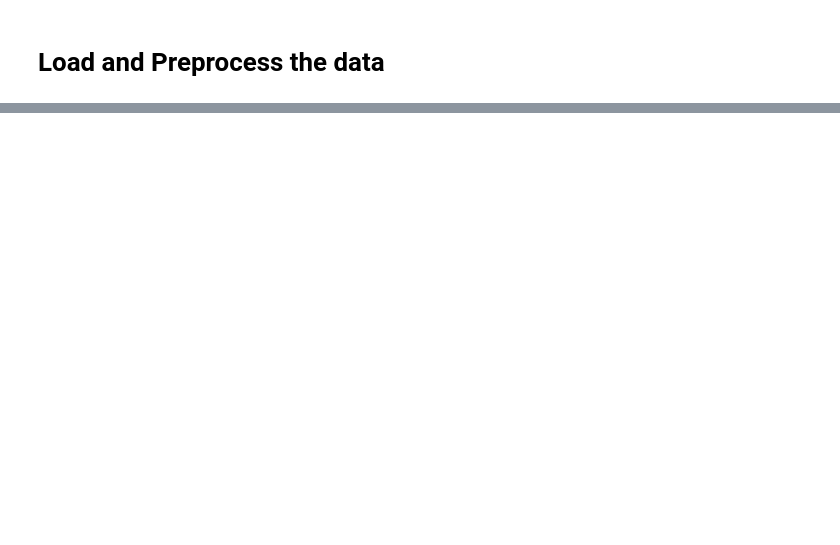
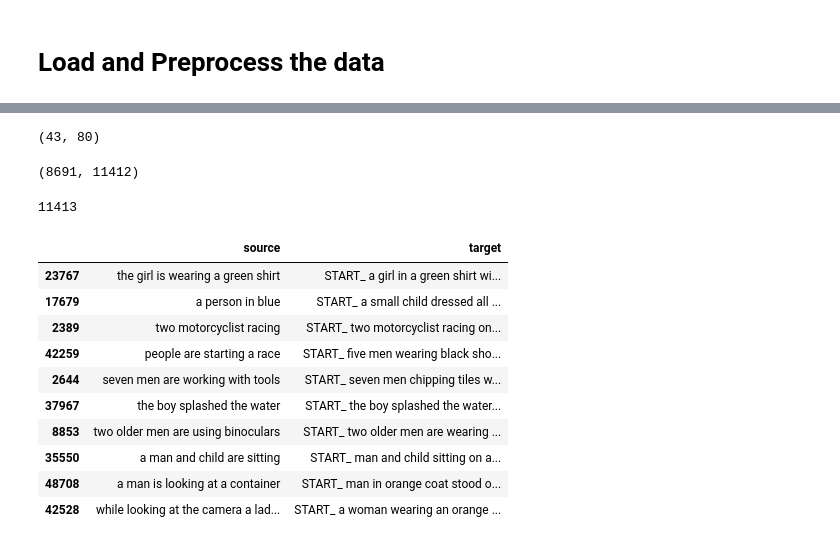
Before and after one commit to aaBadri/natural-language-inference, a Jupyter notebook: seq2seq.ipynb, the cells around one changed output, grey strips where cells are left out. Saved outputs shown, nothing was run; the diff lists cells and outputs as text; code cells hidden in the pictures; blank space fills up the shorter version.

```diff
--- a/seq2seq.ipynb
+++ b/seq2seq.ipynb
@@ -41,5 +43,5 @@ print(target[0])
 # %%
-lines = pd.DataFrame(
+lines_main = pd.DataFrame(
     {'source': source,
      'target': target
      })
@@ -46,3 +52,5 @@ lines = pd.DataFrame(
+# %%
+lines = lines_main[:50000]
 # %%
 lines.shape
 # %% [output]
@@ -90,0 +116,29 @@ lines.sample(10)
+# %%
+lenght_list=[]
+for l in lines.source:
+    lenght_list.append(len(l.split(' ')))
+max_length_src = np.max(lenght_list)
+
+lenght_list=[]
+for l in lines.target:
+    lenght_list.append(len(l.split(' ')))
+max_length_tar = np.max(lenght_list)
+
+max_length_src, max_length_tar
+# %% [output]
+(43, 80)
+# %%
+input_words = sorted(list(all_words_source))
+target_words = sorted(list(all_words_target))
+
+num_encoder_tokens = len(all_words_source)
+num_decoder_tokens = len(all_words_target)
+
+num_encoder_tokens, num_decoder_tokens
+# %% [output]
+(8691, 11412)
+# %%
+num_decoder_tokens += 1 # For zero padding
+num_decoder_tokens
+# %% [output]
+11413
@@ -90,0 +151,15 @@ lines.sample(10)
+# %%
+lines = shuffle(lines)
+lines.head(10)
+# %% [output]
+|  | source | target |
+| 23767 | the girl is wearing a green shirt | START_ a girl in a green shirt wi... |
+| 17679 | a person in blue | START_ a small child dressed all ... |
+| 2389 | two motorcyclist racing | START_ two motorcyclist racing on... |
+| 42259 | people are starting a race | START_ five men wearing black sho... |
+| 2644 | seven men are working with tools | START_ seven men chipping tiles w... |
+| 37967 | the boy splashed the water | START_ the boy splashed the water... |
+| 8853 | two older men are using binoculars | START_ two older men are wearing ... |
+| 35550 | a man and child are sitting | START_ man and child sitting on a... |
+| 48708 | a man is looking at a container | START_ man in orange coat stood o... |
+| 42528 | while looking at the camera a lad... | START_ a woman wearing an orange ... |
```
Also changed, not shown: parts of 25 cells of this notebook.
